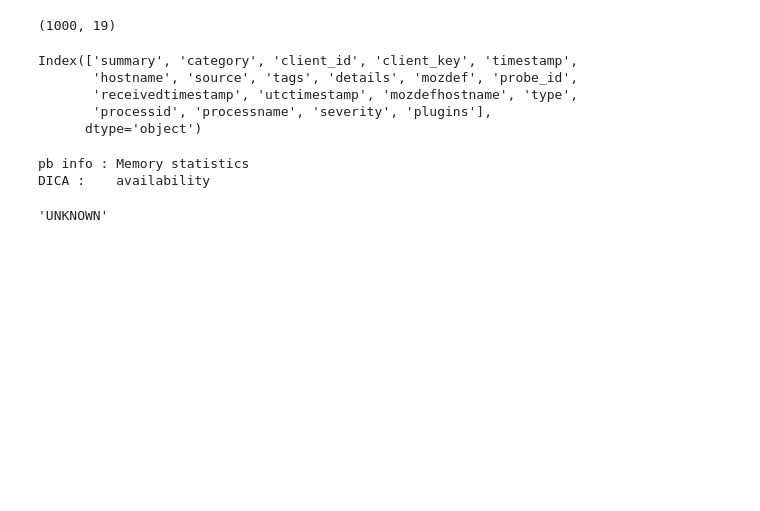
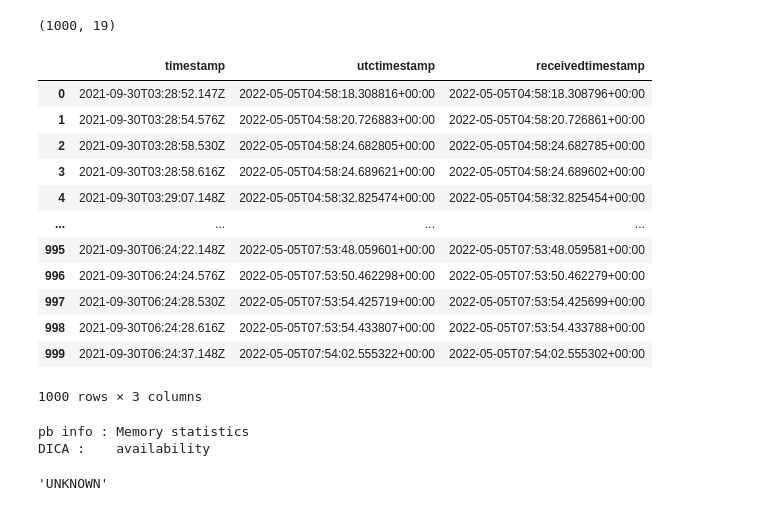
Before and after one commit to EurisCS/EventDataStudy, a Jupyter notebook: TestDev/Notebook/RawDataExploration2.ipynb, the cells around one changed output. Cells and saved outputs as stored; diff of their text form; code cells hidden in the pictures; blank space fills up the shorter version.

```diff
--- a/TestDev/Notebook/RawDataExploration2.ipynb
+++ b/TestDev/Notebook/RawDataExploration2.ipynb
@@ -39,13 +44,21 @@ df.shape
 # %% [output]
 (1000, 19)
 # %%
-df.columns
+df[['timestamp', 'utctimestamp','receivedtimestamp']]
 # %% [output]
+|  | timestamp | utctimestamp | receivedtimestamp |
+| 0 | 2021-09-30T03:28:52.147Z | 2022-05-05T04:58:18.308816+00:00 | 2022-05-05T04:58:18.308796+00:00 |
+| 1 | 2021-09-30T03:28:54.576Z | 2022-05-05T04:58:20.726883+00:00 | 2022-05-05T04:58:20.726861+00:00 |
+| 2 | 2021-09-30T03:28:58.530Z | 2022-05-05T04:58:24.682805+00:00 | 2022-05-05T04:58:24.682785+00:00 |
+| 3 | 2021-09-30T03:28:58.616Z | 2022-05-05T04:58:24.689621+00:00 | 2022-05-05T04:58:24.689602+00:00 |
+| 4 | 2021-09-30T03:29:07.148Z | 2022-05-05T04:58:32.825474+00:00 | 2022-05-05T04:58:32.825454+00:00 |
+| ... | ... | ... | ... |
+| 995 | 2021-09-30T06:24:22.148Z | 2022-05-05T07:53:48.059601+00:00 | 2022-05-05T07:53:48.059581+00:00 |
+| 996 | 2021-09-30T06:24:24.576Z | 2022-05-05T07:53:50.462298+00:00 | 2022-05-05T07:53:50.462279+00:00 |
+| 997 | 2021-09-30T06:24:28.530Z | 2022-05-05T07:53:54.425719+00:00 | 2022-05-05T07:53:54.425699+00:00 |
+| 998 | 2021-09-30T06:24:28.616Z | 2022-05-05T07:53:54.433807+00:00 | 2022-05-05T07:53:54.433788+00:00 |
+| 999 | 2021-09-30T06:24:37.148Z | 2022-05-05T07:54:02.555322+00:00 | 2022-05-05T07:54:02.555302+00:00 |
-Index(['summary', 'category', 'client_id', 'client_key', 'timestamp',
-       'hostname', 'source', 'tags', 'details', 'mozdef', 'probe_id',
-       'receivedtimestamp', 'utctimestamp', 'mozdefhostname', 'type',
-       'processid', 'processname', 'severity', 'plugins'],
-      dtype='object')
+1000 rows × 3 columns
 # %%
 # on va prendre une ligne et aller chercher dans la categorie Détails
 # Au sein de cette catégorie, ce qui va nous interresser c'est la catégorie system, le reste étant des méta-informations
```
Also changed, not shown: parts of 10 cells of this notebook, 16 other files.
